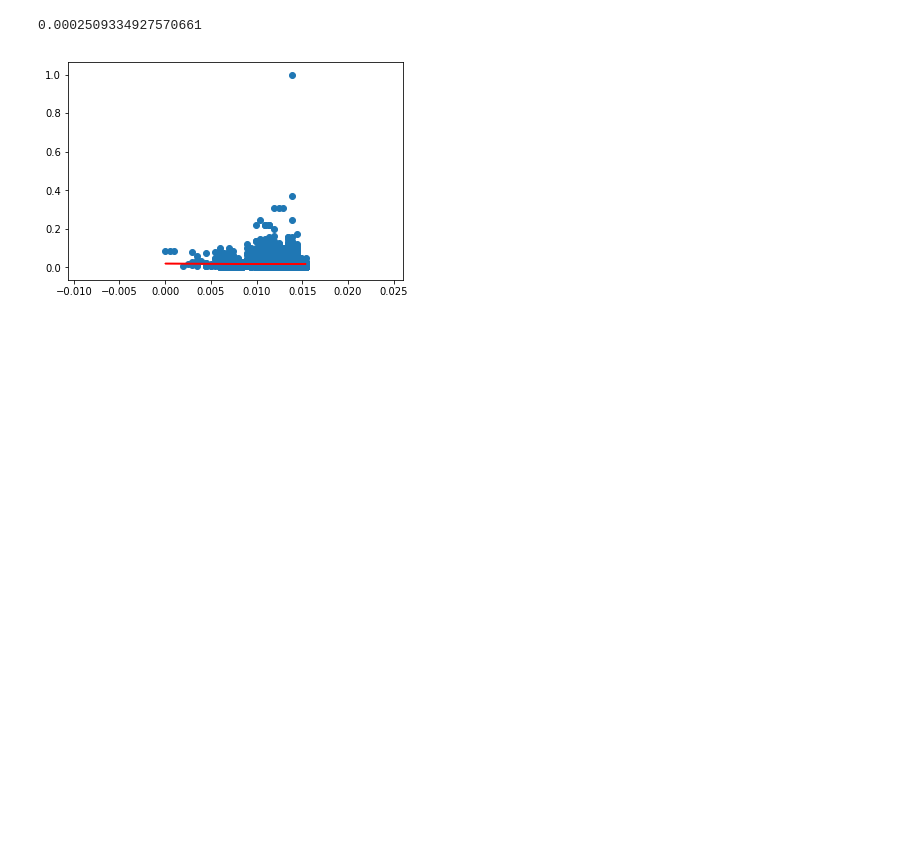
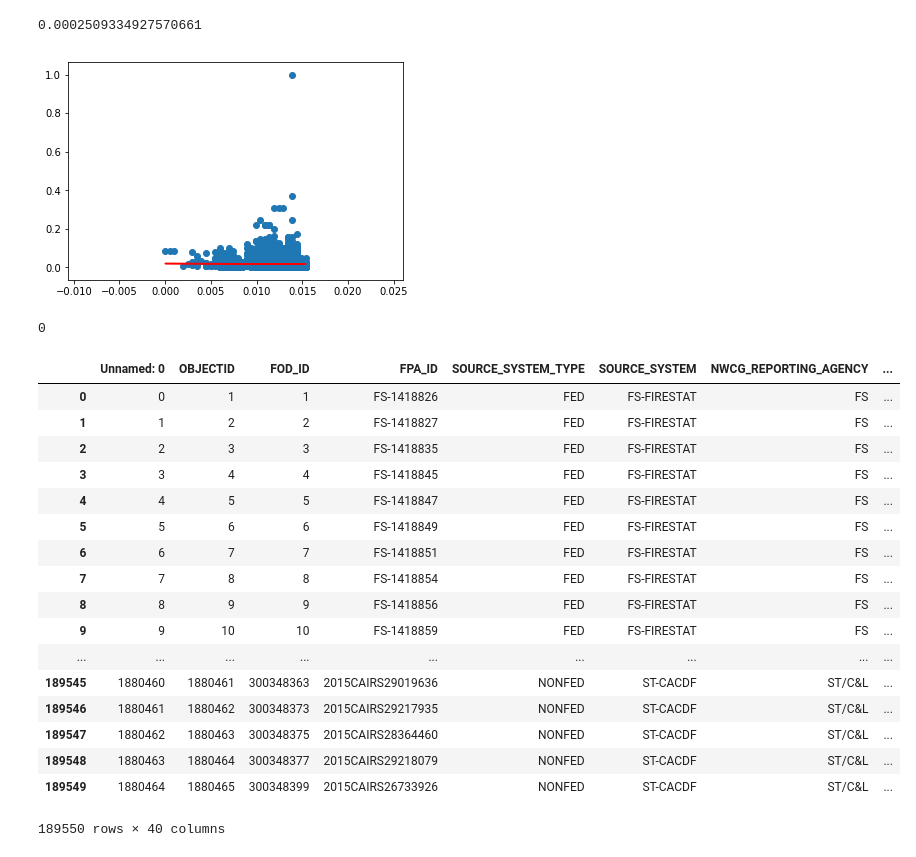
Before and after one commit to jems2019/CMPE257, a Jupyter notebook: Latent_Manifolds_and_Regression/Linear_Regression_and_Latent_Manifolds.ipynb, the cells around one changed output. Cells and saved outputs as stored; diff of their text form; code cells hidden in the pictures; blank space fills up the shorter version.

Commit message:
Data cleaning

```diff
--- a/Latent_Manifolds_and_Regression/Linear_Regression_and_Latent_Manifolds.ipynb
+++ b/Latent_Manifolds_and_Regression/Linear_Regression_and_Latent_Manifolds.ipynb
@@ -116,3 +116,40 @@ plt.show()
 # %% [output]
 0.0002509334927570661
 [figure]
+# %%
+import pandas as pd
+df_fire = pd.read_csv('../data/filtered_fire_data.csv', sep=',')
+# %%
+# Data cleaning for fire data set
+df_fire.LATITUDE.dropna(inplace=True)
+df_fire.LONGITUDE.dropna(inplace=True)
+df_fire.FIRE_SIZE.dropna(inplace=True)
+df_fire.FIRE_YEAR.dropna(inplace=True)
+
+df_fire.LATITUDE.isna().sum()
+df_fire.LONGITUDE.isna().sum()
+df_fire.FIRE_SIZE.isna().sum()
+df_fire.FIRE_YEAR.isna().sum()
+# %% [output]
+0
+# %%
+df_fire
+# %% [output]
+|  | Unnamed: 0 | OBJECTID | FOD_ID | FPA_ID | SOURCE_SYSTEM_TYPE | SOURCE_SYSTEM | NWCG_REPORTING_AGENCY | ... |
+| 0 | 0 | 1 | 1 | FS-1418826 | FED | FS-FIRESTAT | FS | ... |
+| 1 | 1 | 2 | 2 | FS-1418827 | FED | FS-FIRESTAT | FS | ... |
+| 2 | 2 | 3 | 3 | FS-1418835 | FED | FS-FIRESTAT | FS | ... |
+| 3 | 3 | 4 | 4 | FS-1418845 | FED | FS-FIRESTAT | FS | ... |
+| 4 | 4 | 5 | 5 | FS-1418847 | FED | FS-FIRESTAT | FS | ... |
+| 5 | 5 | 6 | 6 | FS-1418849 | FED | FS-FIRESTAT | FS | ... |
+| 6 | 6 | 7 | 7 | FS-1418851 | FED | FS-FIRESTAT | FS | ... |
+| 7 | 7 | 8 | 8 | FS-1418854 | FED | FS-FIRESTAT | FS | ... |
+| 8 | 8 | 9 | 9 | FS-1418856 | FED | FS-FIRESTAT | FS | ... |
+| 9 | 9 | 10 | 10 | FS-1418859 | FED | FS-FIRESTAT | FS | ... |
+| ... | ... | ... | ... | ... | ... | ... | ... | ... |
+| 189545 | 1880460 | 1880461 | 300348363 | 2015CAIRS29019636 | NONFED | ST-CACDF | ST/C&L | ... |
+| 189546 | 1880461 | 1880462 | 300348373 | 2015CAIRS29217935 | NONFED | ST-CACDF | ST/C&L | ... |
+| 189547 | 1880462 | 1880463 | 300348375 | 2015CAIRS28364460 | NONFED | ST-CACDF | ST/C&L | ... |
+| 189548 | 1880463 | 1880464 | 300348377 | 2015CAIRS29218079 | NONFED | ST-CACDF | ST/C&L | ... |
+| 189549 | 1880464 | 1880465 | 300348399 | 2015CAIRS26733926 | NONFED | ST-CACDF | ST/C&L | ... |
+189550 rows × 40 columns
```
